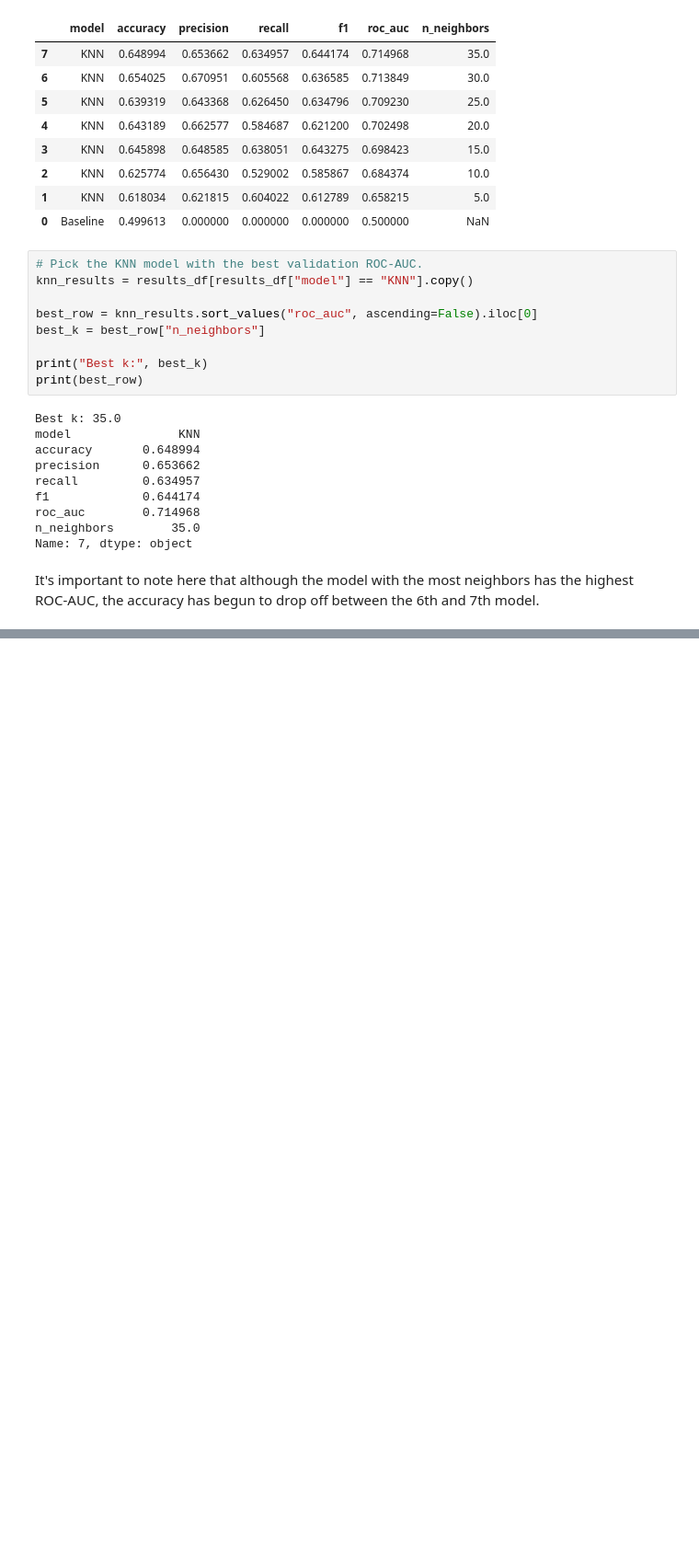
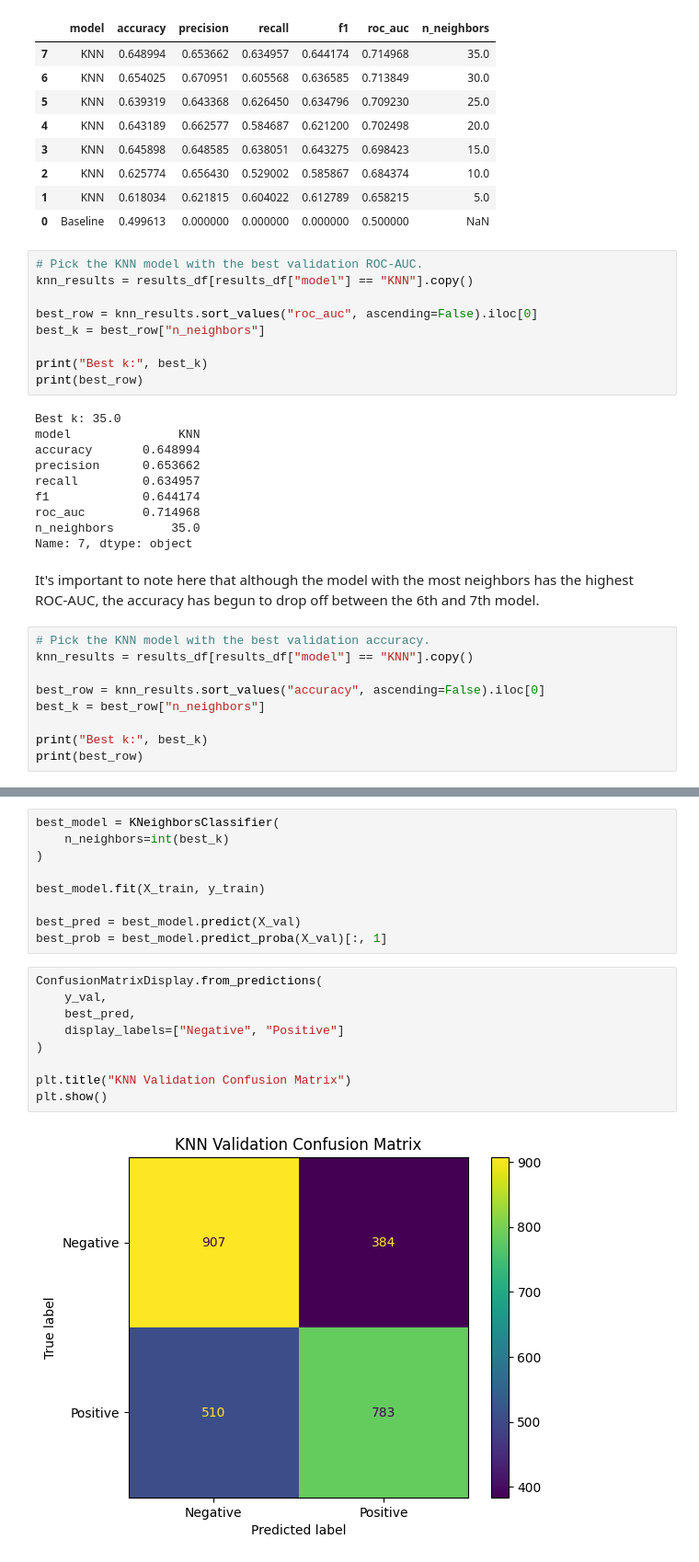
Before and after one commit to rmhsh98/w207-Group2-Project, a Jupyter notebook: knn.ipynb, the cells around one changed output, grey strips where cells are left out. Shown at 92% size. Saved outputs shown, nothing was run; the diff lists cells and outputs as text; blank space fills up the shorter version.

```diff
--- a/knn.ipynb
+++ b/knn.ipynb
@@ -219,3 +221,12 @@ n_neighbors        35.0
 Name: 7, dtype: object
 # %% [markdown]
 It's important to note here that although the model with the most neighbors has the highest ROC-AUC, the accuracy has begun to drop off between the 6th and 7th model.
+# %%
+# Pick the KNN model with the best validation accuracy.
+knn_results = results_df[results_df["model"] == "KNN"].copy()
+
+best_row = knn_results.sort_values("accuracy", ascending=False).iloc[0]
+best_k = best_row["n_neighbors"]
+
+print("Best k:", best_k)
+print(best_row)
@@ -221,0 +243,20 @@ It's important to note here that although the model with the most neighbors has
+# %%
+best_model = KNeighborsClassifier(
+    n_neighbors=int(best_k)
+)
+
+best_model.fit(X_train, y_train)
+
+best_pred = best_model.predict(X_val)
+best_prob = best_model.predict_proba(X_val)[:, 1]
+# %%
+ConfusionMatrixDisplay.from_predictions(
+    y_val,
+    best_pred,
+    display_labels=["Negative", "Positive"]
+)
+
+plt.title("KNN Validation Confusion Matrix")
+plt.show()
+# %% [output]
+[figure, added]
```
Also changed, not shown: parts of 7 cells of this notebook, 5 other files.
